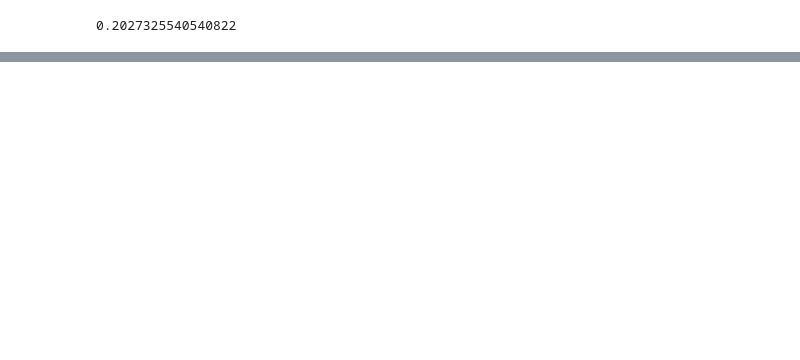
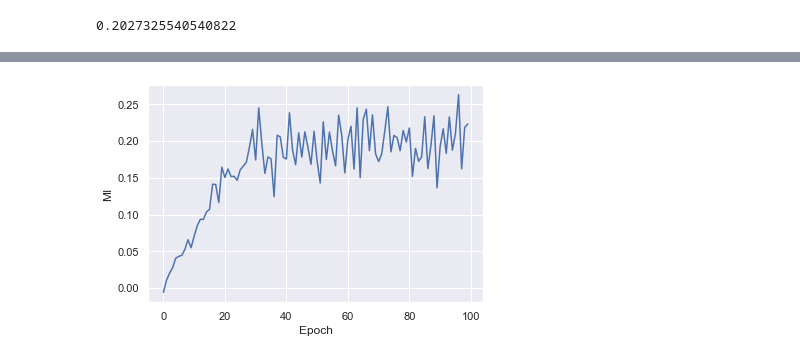
Before and after one commit to mdiephuis/information-bottleneck-gan, a Jupyter notebook: notebooks/MI_estimation.ipynb, the cells around one changed output, grey strips where cells are left out. Cells and saved outputs as stored; diff of their text form; code cells hidden in the pictures; blank space fills up the shorter version.

```diff
--- a/notebooks/MI_estimation.ipynb
+++ b/notebooks/MI_estimation.ipynb
@@ -55,23 +58,23 @@ class MIEstimator1(nn.Module):
         return h2
 
 class MIEstimator2(nn.Module):
-    def __init__(self, size1, size2):
+    def __init__(self, size1, size2, d):
         super(MIEstimator2, self).__init__()
 
         # Vanilla MLP
         self.net = nn.Sequential(
-            nn.Linear(size1 + size2, 1024),
+            nn.Linear(size1 + size2, d),
             nn.ReLU(True),
-            nn.Linear(1024, 1024),
+            nn.Linear(d, d),
             nn.ReLU(True),
-            nn.Linear(1024, 1),
+            nn.Linear(d, 1),
         )
 
     # Gradient for JSD mutual information estimation and EB-based estimation
     def forward(self, x1, x2):
         pos = self.net(torch.cat([x1, x2], 1))  # Positive Samples
         neg = self.net(torch.cat([torch.roll(x1, 1, 0), x2], 1))
-        grad = F.softplus(-pos).mean() - F.softplus(neg).mean()
+        grad = -F.softplus(-pos).mean() - F.softplus(neg).mean()
         out = pos.mean() - neg.exp().mean() + 1
         return grad, out
 # %%
@@ -108,21 +112,16 @@ plt.show()
 # %%
-model = MIEstimator2(1,1)
+num_samples = 1000
+model = MIEstimator2(1, 1, 10)
 n_epoch = 100
 optimizer = torch.optim.Adam(model.parameters(), lr=0.01)
 MI_hist = []
 for epoch in range(n_epoch):
     x_sample = gen_x(num_samples)
     y_sample = gen_y(x_sample, num_samples, var)
-    y_shuffle = np.random.permutation(y_sample)
-
     x_sample = torch.from_numpy(x_sample).type(torch.FloatTensor)
     y_sample = torch.from_numpy(y_sample).type(torch.FloatTensor)
-#     y_shuffle = torch.from_numpy(y_shuffle).type(torch.FloatTensor)
-
-#     pred_xy = model(x_sample, y_sample)
-#     pred_x_y = model(x_sample, y_shuffle)
     grad, out = model(x_sample, y_sample)
-    loss = - grad
+    loss = -grad
     MI_hist.append(out.data.numpy())
     model.zero_grad()
     loss.backward()
@@ -130,6 +129,8 @@ for epoch in range(n_epoch):
 # %%
 sns.set()
 plt.plot(range(0, n_epoch), MI_hist, 'b-')
 plt.xlabel('Epoch')
-plt.ylabel('Loss')
+plt.ylabel('MI')
 plt.show()
+# %% [output]
+[figure, added]
```
Also changed, not shown: parts of 4 cells of this notebook, 1 other file.
